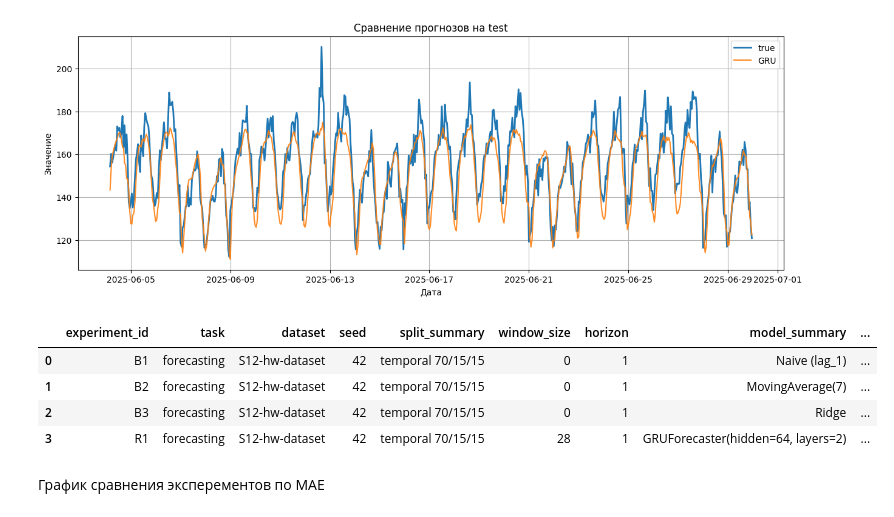
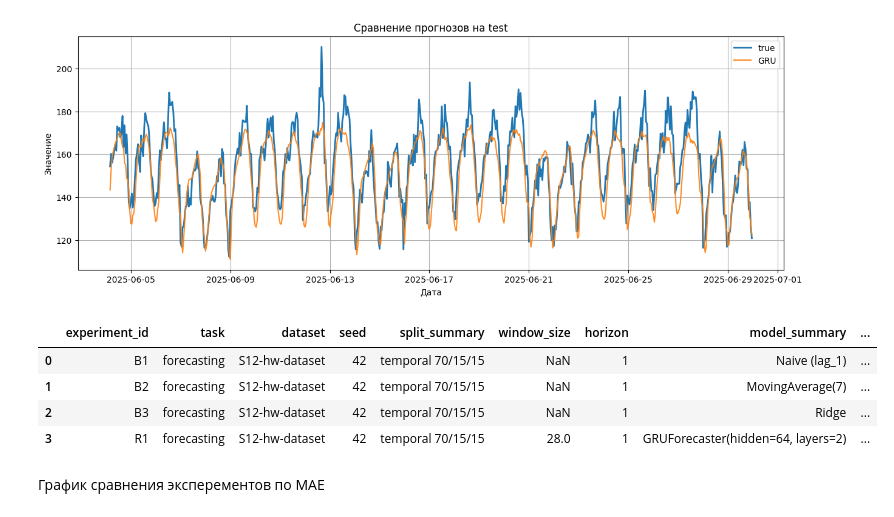
Before and after one commit to 7efirochka/aie-student-prod, a Jupyter notebook: homeworks/HW12/HW12.ipynb, the cells around one changed output. Cells and saved outputs as stored; diff of their text form; code cells hidden in the pictures.

```diff
--- a/homeworks/HW12/HW12.ipynb
+++ b/homeworks/HW12/HW12.ipynb
@@ -633,7 +633,7 @@ classification_rows = [
         "dataset": "S12-hw-dataset",
         "seed": 42,
         "split_summary": "temporal 70/15/15",
-        "window_size": 0,
+        "window_size": np.nan,
         "horizon": 1,
         "model_summary": "Naive (lag_1)",
         "features_summary": "lag_1",
@@ -655,7 +655,7 @@ classification_rows = [
         "dataset": "S12-hw-dataset",
         "seed": 42,
         "split_summary": "temporal 70/15/15",
-        "window_size": 0,
+        "window_size": np.nan,
         "horizon": 1,
         "model_summary": "MovingAverage(7)",
         "features_summary": "rolling_mean_7",
@@ -677,7 +677,7 @@ classification_rows = [
         "dataset": "S12-hw-dataset",
         "seed": 42,
         "split_summary": "temporal 70/15/15",
-        "window_size": 0,
+        "window_size": np.nan,
         "horizon": 1,
         "model_summary": "Ridge",
         "features_summary": "calendar + lag + rolling",
@@ -695,37 +695,37 @@ classification_rows = [
     },
     {
         "experiment_id": "R1",
         "task": "forecasting",
         "dataset": "S12-hw-dataset",
         "seed": 42,
         "split_summary": "temporal 70/15/15",
         "window_size": int(window_size),
         "horizon": 1,
         "model_summary": "GRUForecaster(hidden=64, layers=2)",
         "features_summary": "target-only windows",
         "scaler": "StandardScaler(target)",
         "optimizer": "Adam",
         "lr": "5e-4",
         "epochs_trained": 30,
         "best_val_mae": val_metrics["MAE"][0].item(),
         "best_val_rmse": val_metrics["RMSE"][0].item(),
         "best_val_mape": val_metrics["MAPE"][0].item(),
         "test_mae": test_metrics["MAE"][0].item(),
         "test_rmse": test_metrics["RMSE"][0].item(),
         "test_mape": test_metrics["MAPE"][0].item(),
         "notes": "best by val RMSE"
     },
 ]
 
 classifier_rows = pd.DataFrame(classification_rows)
 display(classifier_rows)
 classifier_rows.to_csv("artifacts/runs.csv", index=False)
 # %% [output]
 |  | experiment_id | task | dataset | seed | split_summary | window_size | horizon | model_summary | ... |
-| 0 | B1 | forecasting | S12-hw-dataset | 42 | temporal 70/15/15 | 0 | 1 | Naive (lag_1) | ... |
-| 1 | B2 | forecasting | S12-hw-dataset | 42 | temporal 70/15/15 | 0 | 1 | MovingAverage(7) | ... |
-| 2 | B3 | forecasting | S12-hw-dataset | 42 | temporal 70/15/15 | 0 | 1 | Ridge | ... |
-| 3 | R1 | forecasting | S12-hw-dataset | 42 | temporal 70/15/15 | 28 | 1 | GRUForecaster(hidden=64, layers=2) | ... |
+| 0 | B1 | forecasting | S12-hw-dataset | 42 | temporal 70/15/15 | NaN | 1 | Naive (lag_1) | ... |
+| 1 | B2 | forecasting | S12-hw-dataset | 42 | temporal 70/15/15 | NaN | 1 | MovingAverage(7) | ... |
+| 2 | B3 | forecasting | S12-hw-dataset | 42 | temporal 70/15/15 | NaN | 1 | Ridge | ... |
+| 3 | R1 | forecasting | S12-hw-dataset | 42 | temporal 70/15/15 | 28.0 | 1 | GRUForecaster(hidden=64, layers=2) | ... |
 # %%
 best_gru_config = {
     "experiment_id": "R1",
```
Also changed, not shown: 1 other file.
